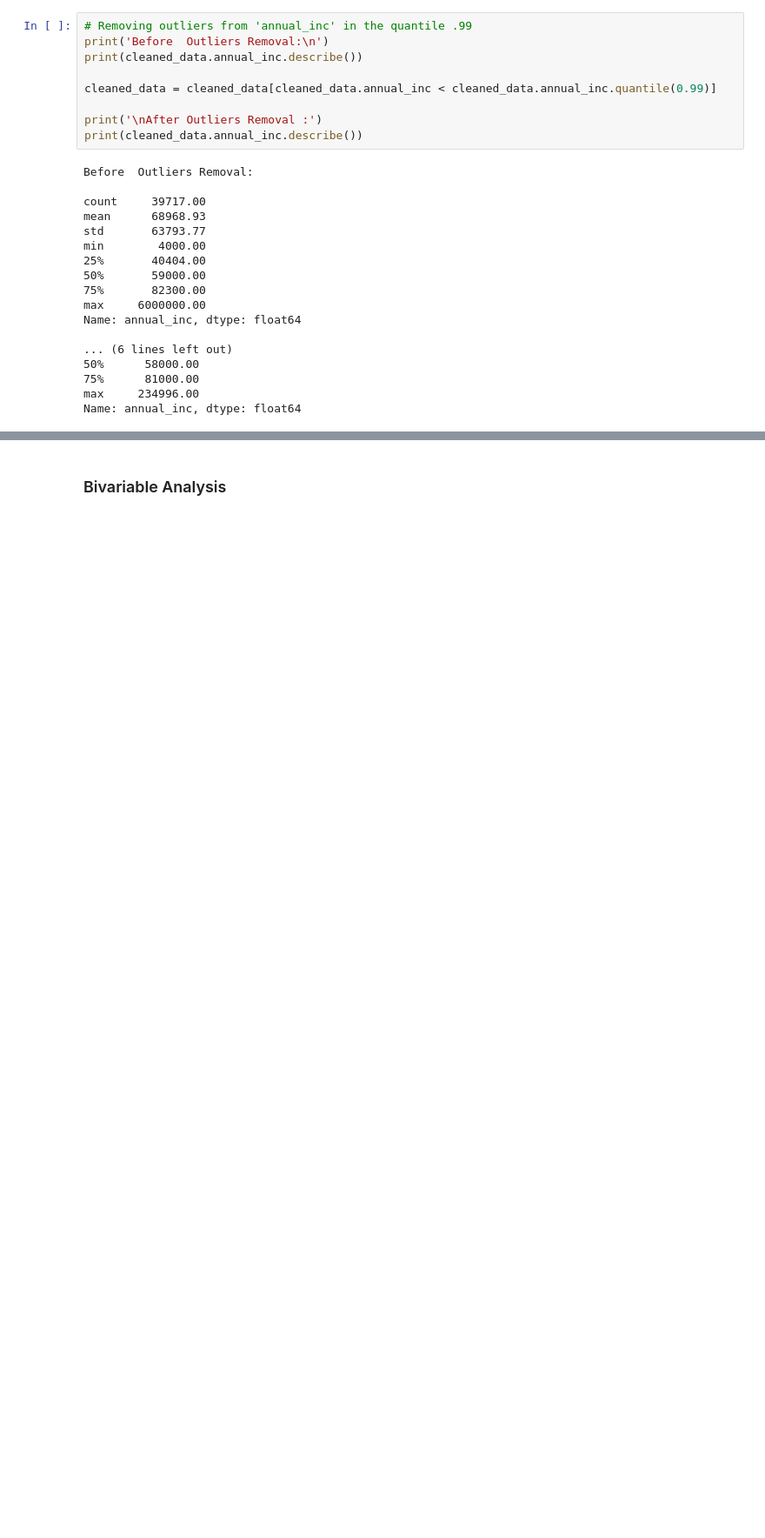
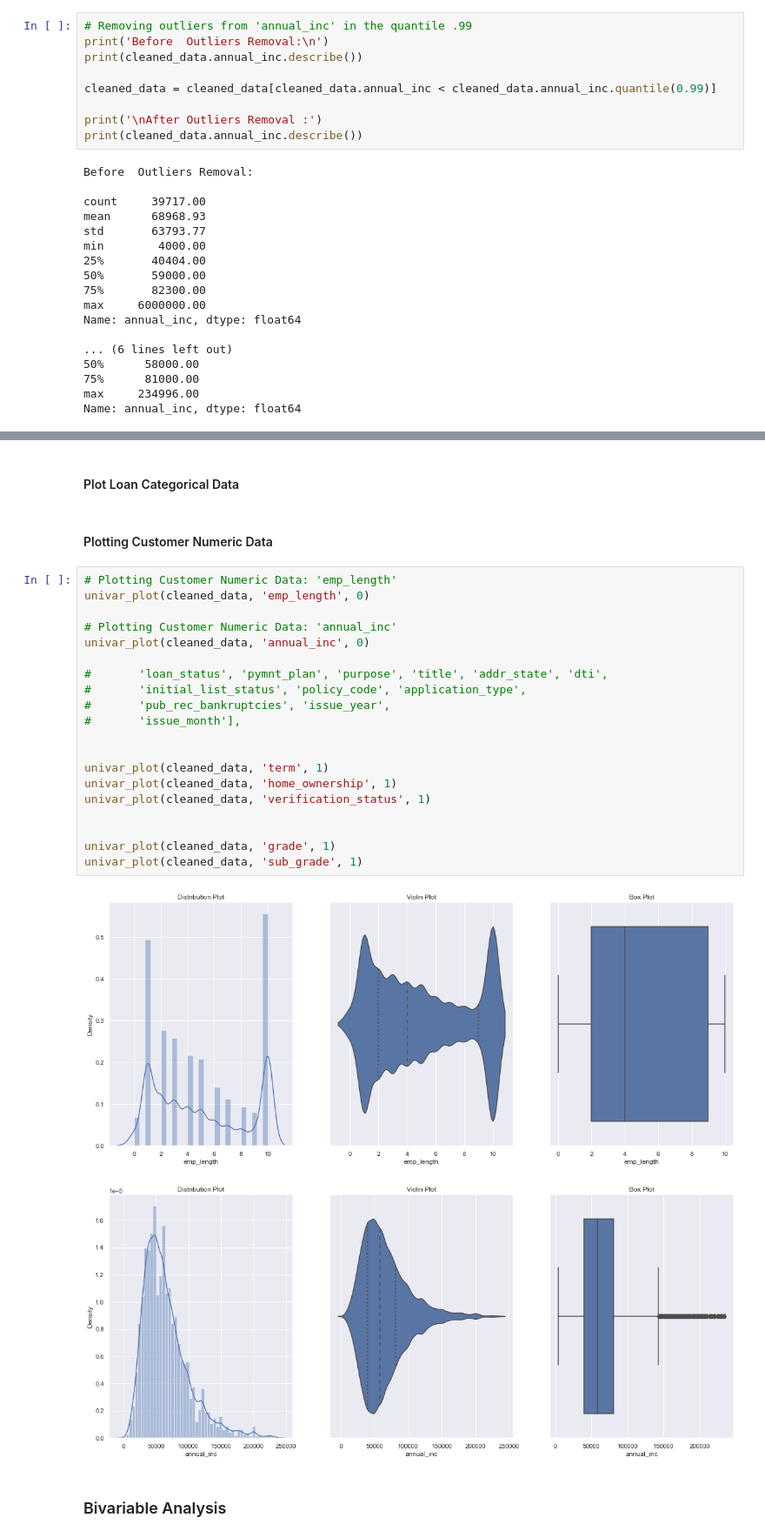
Before and after one commit to dicotips/LendingClubCaseStudy, a Jupyter notebook: Group_PavanNarra.ipynb, the cells around one changed output, grey strips where cells are left out. Shown: that part at 87% size. Drawn from its saved outputs; the diff is of its cells as text; blank space fills up the shorter version.

```diff
--- a/Group_PavanNarra.ipynb
+++ b/Group_PavanNarra.ipynb
@@ -551,3 +637,30 @@ sns.histplot(cleaned_data.annual_inc)
+# %% [markdown]
+#### Plot Loan Categorical Data
+# %% [markdown]
+#### Plotting Customer Numeric Data
+# %%
+# Plotting Customer Numeric Data: 'emp_length'
+univar_plot(cleaned_data, 'emp_length', 0)
+
+# Plotting Customer Numeric Data: 'annual_inc'
+univar_plot(cleaned_data, 'annual_inc', 0)
+
+#       'loan_status', 'pymnt_plan', 'purpose', 'title', 'addr_state', 'dti',
+#       'initial_list_status', 'policy_code', 'application_type',
+#       'pub_rec_bankruptcies', 'issue_year',
+#       'issue_month'],
+
+
+univar_plot(cleaned_data, 'term', 1)
+univar_plot(cleaned_data, 'home_ownership', 1)
+univar_plot(cleaned_data, 'verification_status', 1)
+
+
+univar_plot(cleaned_data, 'grade', 1)
+univar_plot(cleaned_data, 'sub_grade', 1)
+# %% [output]
+[figure, added]
+[figure, added]
 # %% [markdown]
 ### Bivariable Analysis
 # %%
```
Also changed, not shown: parts of 26 cells of this notebook, 1 other file.
